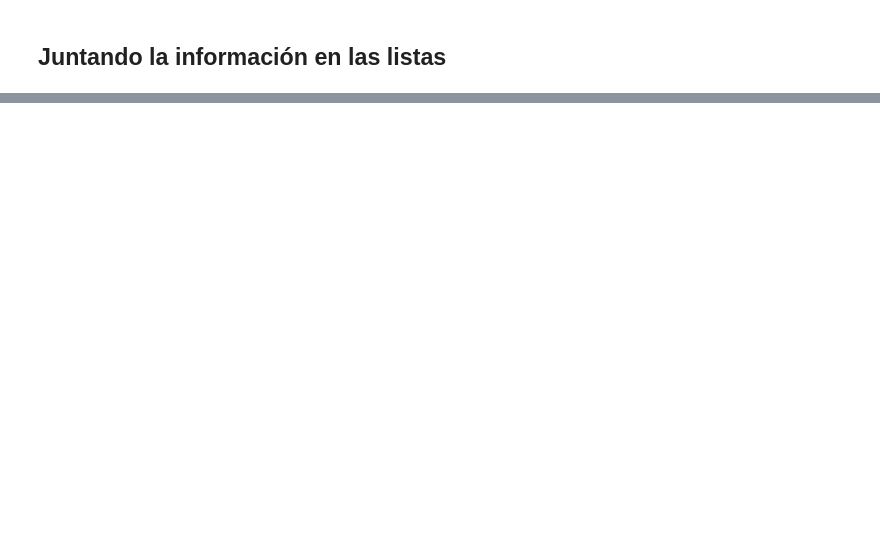
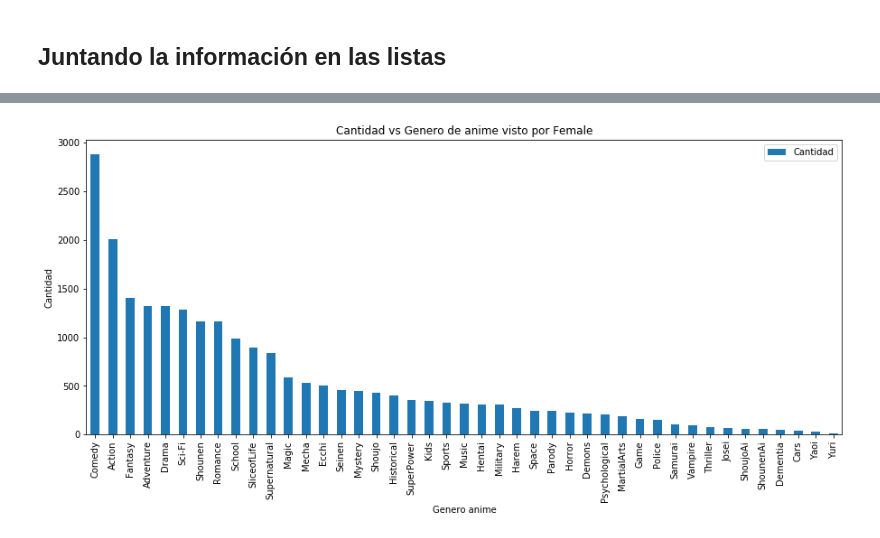
Before and after one commit to diegoolguinw/AnimeDataSet, a Jupyter notebook: Proyecto Mineria de Datos.ipynb, the cells around one changed output, grey strips where cells are left out. Drawn from its saved outputs; the diff is of its cells as text; code cells hidden in the pictures; blank space fills up the shorter version.

```diff
--- a/Proyecto Mineria de Datos.ipynb
+++ b/Proyecto Mineria de Datos.ipynb
@@ -1320,0 +1602,22 @@ ax = plt.xlabel('My Status')
+# %%
+maleAnimeList = animeList[animeList['anime_id'].isin(maleUsersAnimes)]
+
+genreAnimeList = maleAnimeList.drop(columns = ['anime_id', 'title', 'type', 'source','episodes','score','scored_by','members','favorites','duration_min','airing','rating','related','studio','aired_initial_year','aired_final_year'])
+
+diccGenereSum = {}
+
+for columns in genreAnimeList.columns:
+    listOfColumn = genreAnimeList[columns].tolist()
+    diccGenereSum[columns] = sum(listOfColumn)
+
+dataFrameGenereSum  = pd.DataFrame(diccGenereSum.values(), columns=['Cantidad'])
+dataFrameGenereSum.index = list(diccGenereSum.keys())
+dataFrameGenereSum = dataFrameGenereSum.sort_values(by=['Cantidad'],ascending = False)
+
+maleGenere = list(dataFrameGenereSum.index)
+
+dataFrameGenereSum.plot.bar(figsize =(15,6))
+plt.xlabel('Genero anime')
+plt.ylabel('Cantidad')
+plt.title('Cantidad vs Genero de anime visto por Male')
+plt.show()
@@ -1320,0 +1626,24 @@ ax = plt.xlabel('My Status')
+# %%
+femaleAnimeList = animeList[animeList['anime_id'].isin(femaleUsersAnimes)]
+
+genreAnimeList = femaleAnimeList.drop(columns = ['anime_id', 'title', 'type', 'source','episodes','score','scored_by','members','favorites','duration_min','airing','rating','related','studio','aired_initial_year','aired_final_year'])
+
+diccGenereSum = {}
+
+for columns in genreAnimeList.columns:
+    listOfColumn = genreAnimeList[columns].tolist()
+    diccGenereSum[columns] = sum(listOfColumn)
+
+dataFrameGenereSum  = pd.DataFrame(diccGenereSum.values(), columns=['Cantidad'])
+dataFrameGenereSum.index = list(diccGenereSum.keys())
+dataFrameGenereSum = dataFrameGenereSum.sort_values(by=['Cantidad'],ascending = False)
+
+femaleGenere = list(dataFrameGenereSum.index)
+
+dataFrameGenereSum.plot.bar(figsize =(15,6))
+plt.xlabel('Genero anime')
+plt.ylabel('Cantidad')
+plt.title('Cantidad vs Genero de anime visto por Female')
+plt.show()
+# %% [output]
+[figure, added]
```
Also changed, not shown: parts of 63 cells of this notebook.
